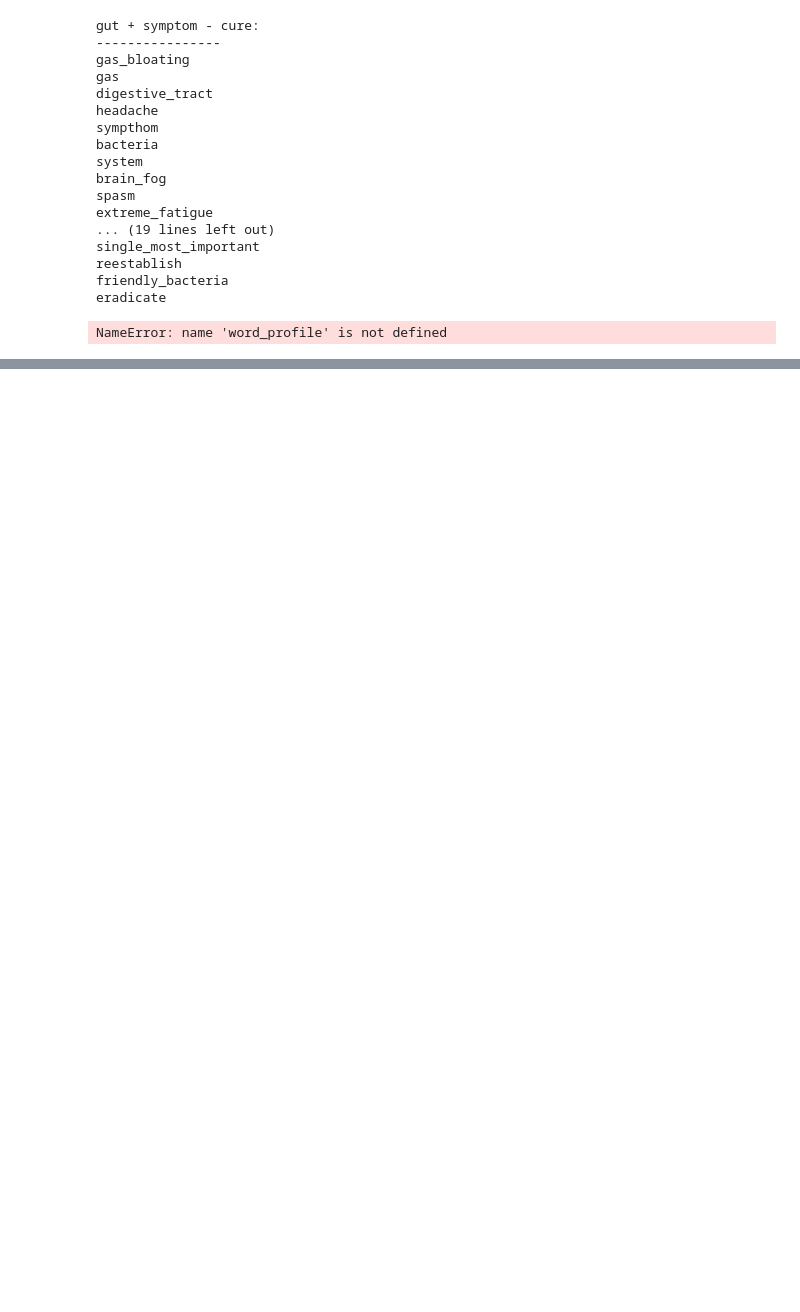
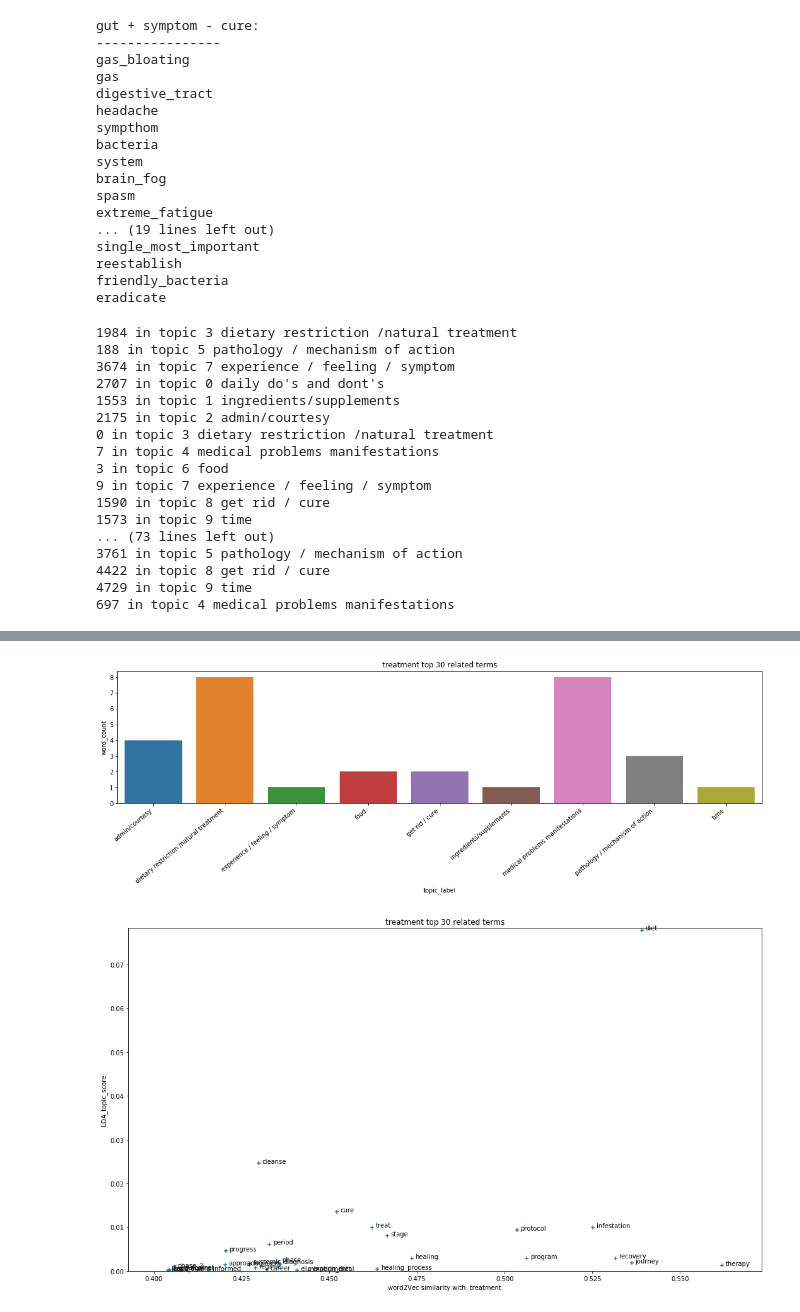
Before and after one commit to Erolino/Support_group_MD, a Jupyter notebook: draft/ppt_notebook.ipynb, the cells around one changed output, grey strips where cells are left out. Drawn from its saved outputs; the diff is of its cells as text; code cells hidden in the pictures; blank space fills up the shorter version.

```diff
--- a/draft/ppt_notebook.ipynb
+++ b/draft/ppt_notebook.ipynb
@@ -81,6 +81,22 @@ reestablish
 friendly_bacteria
 eradicate
 # %%
-word_profile('cure')
+word_profile('treatment')
 # %% [output]
-NameError: name 'word_profile' is not defined
+1984 in topic 3 dietary restriction /natural treatment
+188 in topic 5 pathology / mechanism of action
+3674 in topic 7 experience / feeling / symptom
+2707 in topic 0 daily do's and dont's
+1553 in topic 1 ingredients/supplements
+2175 in topic 2 admin/courtesy
+0 in topic 3 dietary restriction /natural treatment
+7 in topic 4 medical problems manifestations
+3 in topic 6 food
+9 in topic 7 experience / feeling / symptom
+1590 in topic 8 get rid / cure
+1573 in topic 9 time
+... (73 lines left out)
+3761 in topic 5 pathology / mechanism of action
+4422 in topic 8 get rid / cure
+4729 in topic 9 time
+697 in topic 4 medical problems manifestations
@@ -86,0 +120,2 @@ NameError: name 'word_profile' is not defined
+[figure, added]
+[figure, added]
```
Also changed, not shown: parts of 3 cells of this notebook, 1 other file.
